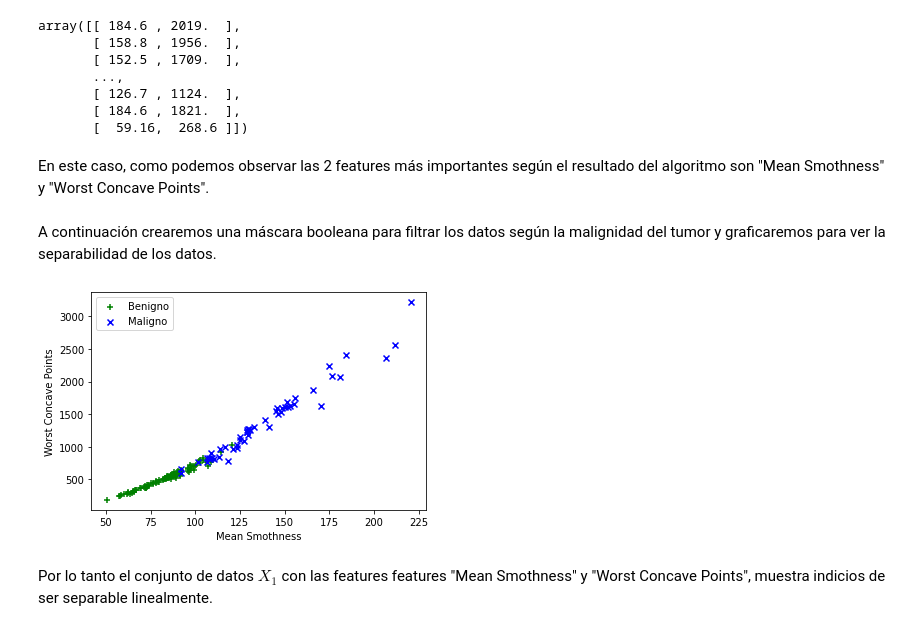
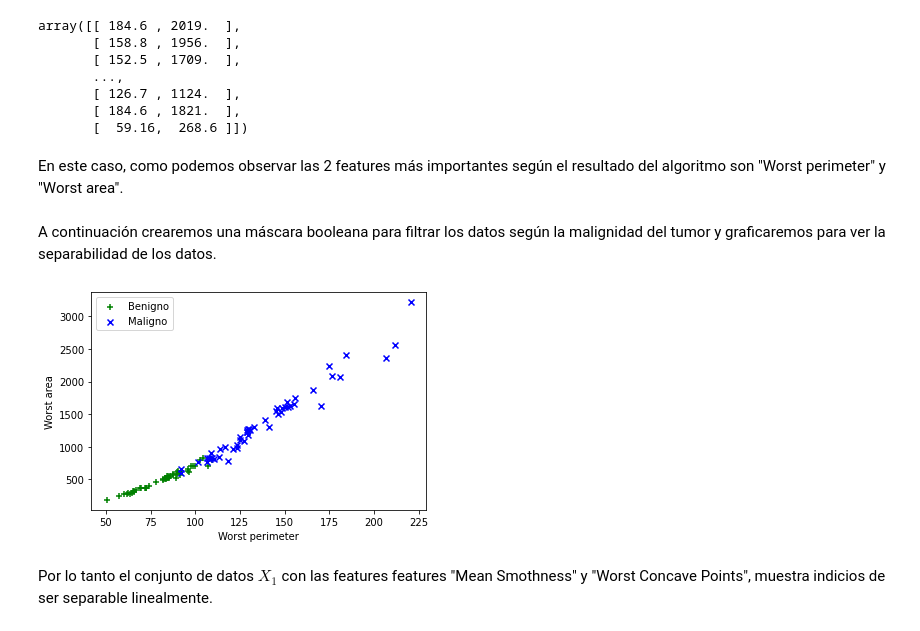
Before and after one commit to rpenal/Algoritmos2022-I, a Jupyter notebook: LAB6/LAB6GR3.ipynb, the cells around one changed output. Drawn from its saved outputs; the diff is of its cells as text; code cells hidden in the pictures.

```diff
--- a/LAB6/LAB6GR3.ipynb
+++ b/LAB6/LAB6GR3.ipynb
@@ -116,24 +129,24 @@ array([[ 184.6 , 2019.  ],
        [ 184.6 , 1821.  ],
        [  59.16,  268.6 ]])
 # %% [markdown]
-En este caso, como podemos observar las 2 features más importantes según el resultado del algoritmo son "Mean Smothness" y "Worst Concave Points".
+En este caso, como podemos observar las 2 features más importantes según el resultado del algoritmo son "Worst perimeter" y "Worst area".
 # %% [markdown]
 A continuación crearemos una máscara booleana para filtrar los datos según la malignidad del tumor y graficaremos para ver la separabilidad de los datos.
 # %%
 # Datos con tumor benigno
-wo_cancer = X_1[Y==1][0:100]
+wo_cancer = X_1[Y==1][0:50]
 # Datos con tumor maligno
 wt_cancer = X_1[Y==0][50:100]
 
 #Graficamos el conjunto de datos
-plt.xlabel("Mean Smothness")
-plt.ylabel("Worst Concave Points")
+plt.xlabel("Worst perimeter")
+plt.ylabel("Worst area")
 plt.scatter(wo_cancer[:, 0], wo_cancer[:, 1], color='green', marker='+',label="Benigno")
 plt.scatter(wt_cancer[:, 0], wt_cancer[:, 1], color='blue', marker='x',label="Maligno")
 plt.legend(loc='upper left')
 plt.show()
 # %% [output]
-[figure, old version]
+[figure, new version]
 # %% [markdown]
 Por lo tanto el conjunto de datos $X_1$ con las features features "Mean Smothness" y "Worst Concave Points", muestra indicios de ser separable linealmente.
 # %% [markdown]
```
Also changed, not shown: parts of 14 cells of this notebook.
